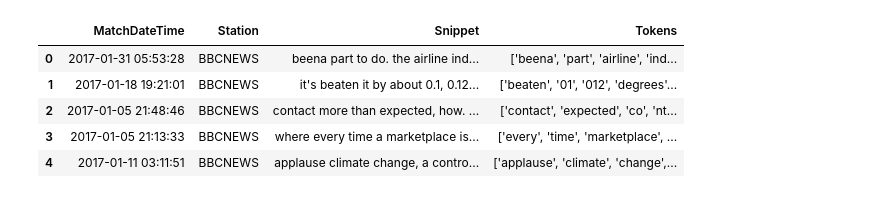
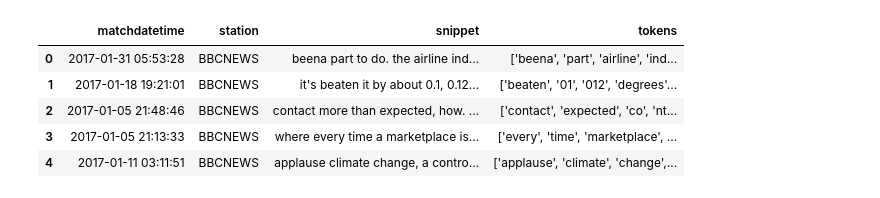
Before and after one commit to giantmagellan/climate-lang-processing, a Jupyter notebook: scripts/eda.ipynb, the cells around one changed output. Saved outputs shown, nothing was run; the diff lists cells and outputs as text; code cells hidden in the pictures.

```diff
--- a/scripts/eda.ipynb
+++ b/scripts/eda.ipynb
@@ -6,8 +8,9 @@ from sklearn.feature_extraction.text import CountVectorizer
 # %%
 df = pd.read_csv('data/news_cleaned.csv')
+df.columns = df.columns.str.lower()
 df.head()
 # %% [output]
-|  | MatchDateTime | Station | Snippet | Tokens |
+|  | matchdatetime | station | snippet | tokens |
 | 0 | 2017-01-31 05:53:28 | BBCNEWS | beena part to do. the airline ind... | ['beena', 'part', 'airline', 'ind... |
 | 1 | 2017-01-18 19:21:01 | BBCNEWS | it's beaten it by about 0.1, 0.12... | ['beaten', '01', '012', 'degrees'... |
 | 2 | 2017-01-05 21:48:46 | BBCNEWS | contact more than expected, how. ... | ['contact', 'expected', 'co', 'nt... |
```
Also changed, not shown: parts of 9 cells of this notebook, 6 other files.
